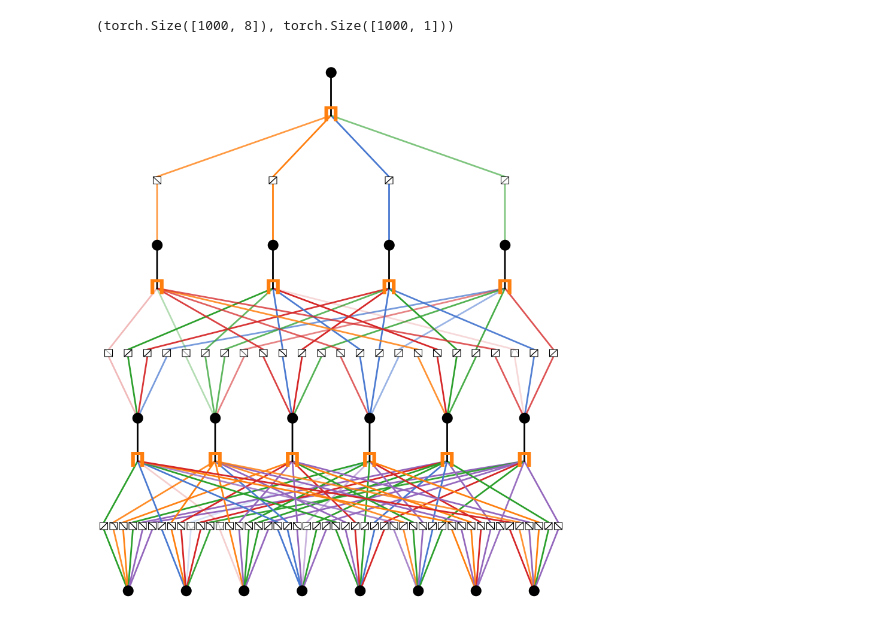
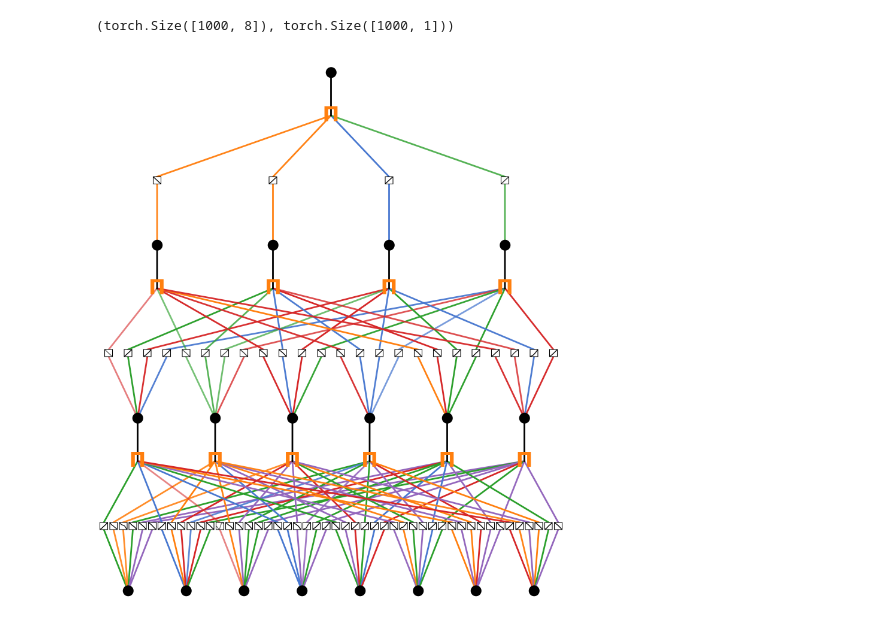
Before and after one commit to shdaig/NexusAriadne, a Jupyter notebook: lokan_prod_group.ipynb, the cells around one changed output. Saved outputs shown, nothing was run; the diff lists cells and outputs as text; code cells hidden in the pictures.

```diff
--- a/lokan_prod_group.ipynb
+++ b/lokan_prod_group.ipynb
@@ -737,8 +737,8 @@ tensor([[[0.1610, 0.8390]],
 # %% [markdown]
 ## $y = \frac{\frac{x_0}{x_1} + \frac{x_2}{x_3}}{\frac{x_4}{x_5} + \frac{x_6}{x_7}}$
 # %%
-end_range = 1.0
-start_range = 0.1
+end_range = 2.0
+start_range = 0.3
 num_samples = 1000
 x = (end_range - start_range) * torch.rand(num_samples + 200, 8) + start_range
 
@@ -765,12 +765,12 @@ dataset['train_input'].shape, dataset['train_label'].shape
 (torch.Size([1000, 8]), torch.Size([1000, 1]))
 # %%
 model = loKAN(width=[8, 6, 4, 1], grid=5, k=3, seed=42,
-                #  grid_range=[3.0, 20.0],
+                 grid_range=[0.1, 2.5],
                  device=device)
 model(dataset['train_input'])
 model.plot(scale=2.0)
 # %% [output]
-[figure, old version]
+[figure, new version]
 # %%
 fit_model(model=model,
           dataset=dataset,
```
Also changed, not shown: parts of 15 cells of this notebook, 7 other files.
